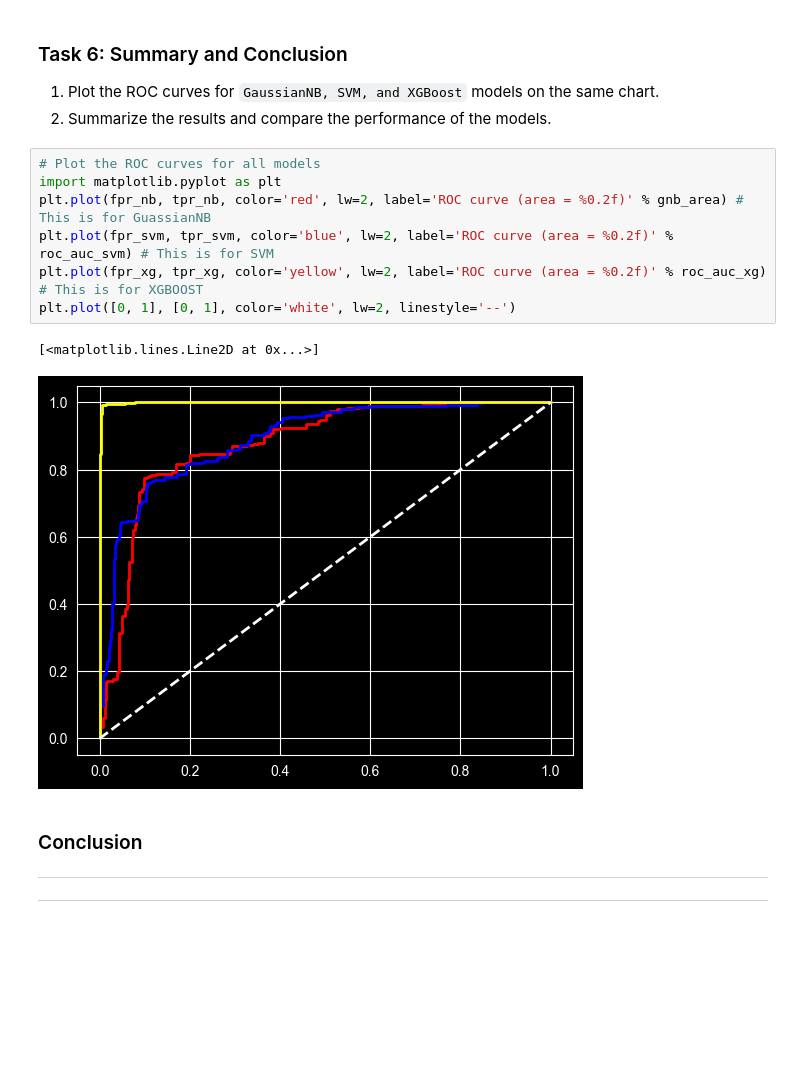
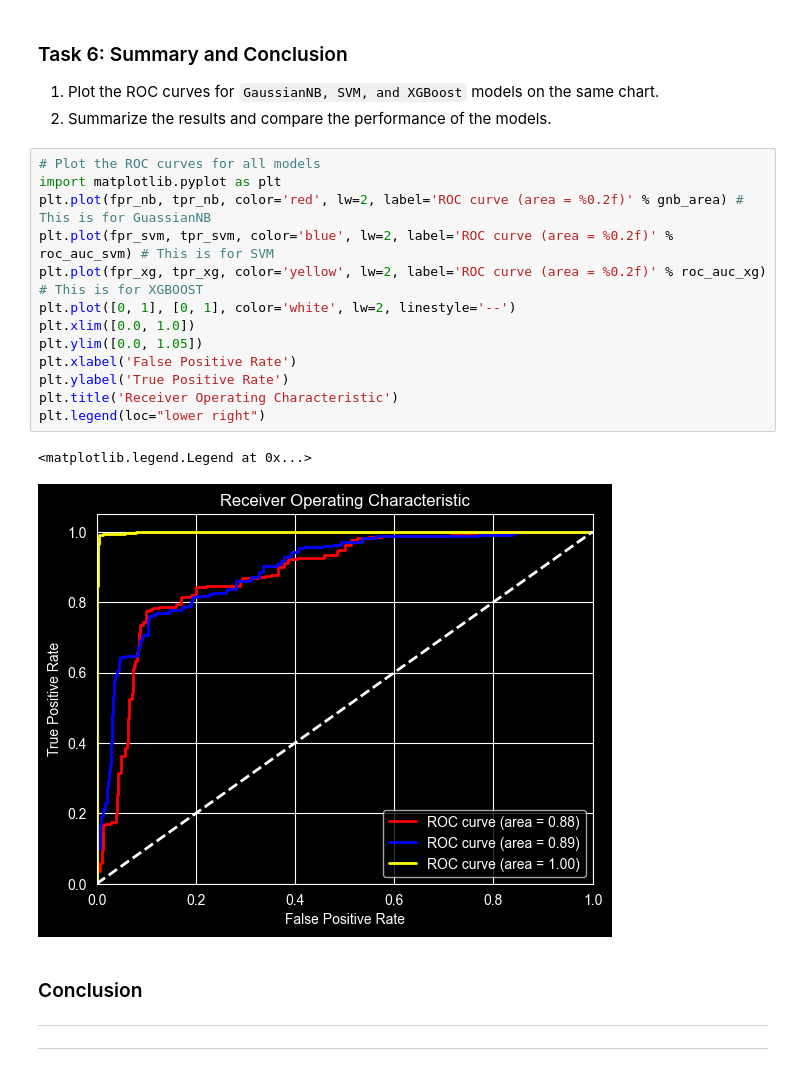
Before and after one commit to minhaz74692/AI-ML-Basics, a Jupyter notebook: Supervised_ML/model_evaluation_Fine_Tuining/ROC-AUC/Model_evaluation_Exercise1/assignment.ipynb, the cells around one changed output. Drawn from its saved outputs; the diff is of its cells as text; blank space fills up the shorter version.

```diff
--- a/Supervised_ML/model_evaluation_Fine_Tuining/ROC-AUC/Model_evaluation_Exercise1/assignment.ipynb
+++ b/Supervised_ML/model_evaluation_Fine_Tuining/ROC-AUC/Model_evaluation_Exercise1/assignment.ipynb
@@ -283,13 +283,19 @@ AUC for XGBoost: 0.9991971429362421
 # %%
 # Plot the ROC curves for all models
 import matplotlib.pyplot as plt
 plt.plot(fpr_nb, tpr_nb, color='red', lw=2, label='ROC curve (area = %0.2f)' % gnb_area) # This is for GuassianNB
 plt.plot(fpr_svm, tpr_svm, color='blue', lw=2, label='ROC curve (area = %0.2f)' % roc_auc_svm) # This is for SVM
 plt.plot(fpr_xg, tpr_xg, color='yellow', lw=2, label='ROC curve (area = %0.2f)' % roc_auc_xg) # This is for XGBOOST
 plt.plot([0, 1], [0, 1], color='white', lw=2, linestyle='--')
+plt.xlim([0.0, 1.0])
+plt.ylim([0.0, 1.05])
+plt.xlabel('False Positive Rate')
+plt.ylabel('True Positive Rate')
+plt.title('Receiver Operating Characteristic')
+plt.legend(loc="lower right")
 # %% [output]
-[<matplotlib.lines.Line2D at 0x...>]
+<matplotlib.legend.Legend at 0x...>
-[figure, old version]
+[figure, new version]
 # %% [markdown]
 ### Conclusion
 
```
Also changed, not shown: parts of 3 cells of this notebook, 12 other files.
